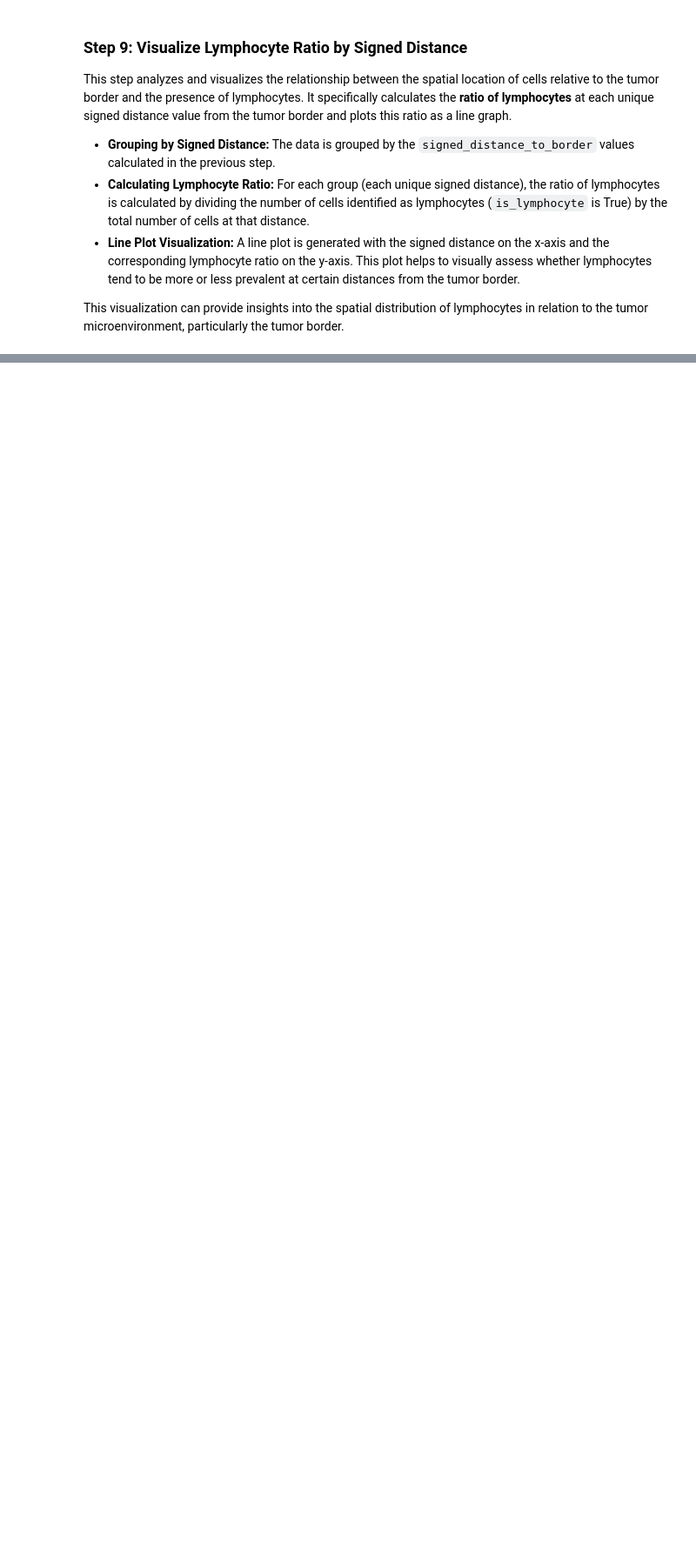
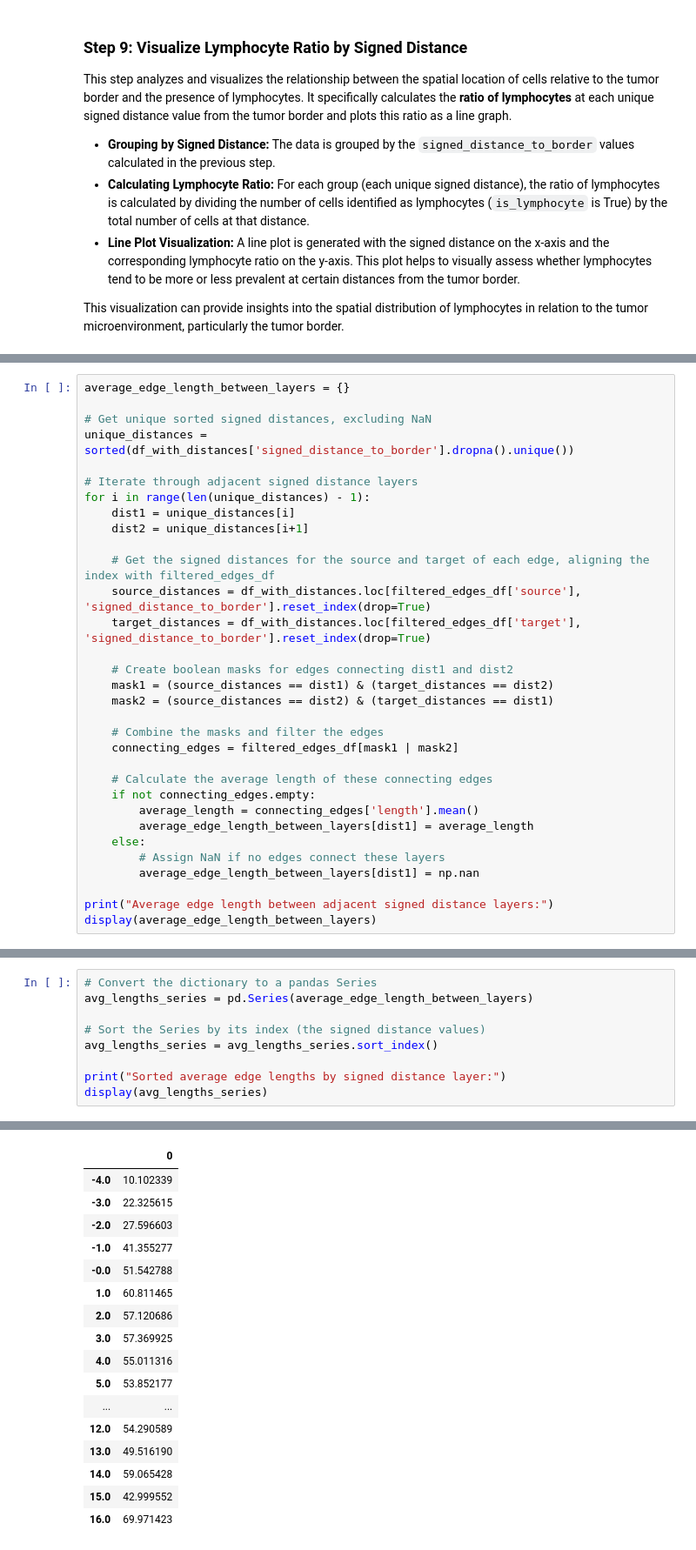
Before and after one commit to huangch/hplot_tutorial, a Jupyter notebook: hplot_tutorial.ipynb, the cells around one changed output, grey strips where cells are left out. Shown at 87% size. Saved outputs shown, nothing was run; the diff lists cells and outputs as text; blank space fills up the shorter version.

```diff
--- a/hplot_tutorial.ipynb
+++ b/hplot_tutorial.ipynb
@@ -801,0 +1010,32 @@ plt.show()
+# %%
+average_edge_length_between_layers = {}
+
+# Get unique sorted signed distances, excluding NaN
+unique_distances = sorted(df_with_distances['signed_distance_to_border'].dropna().unique())
+
+# Iterate through adjacent signed distance layers
+for i in range(len(unique_distances) - 1):
+    dist1 = unique_distances[i]
+    dist2 = unique_distances[i+1]
+
+    # Get the signed distances for the source and target of each edge, aligning the index with filtered_edges_df
+    source_distances = df_with_distances.loc[filtered_edges_df['source'], 'signed_distance_to_border'].reset_index(drop=True)
+    target_distances = df_with_distances.loc[filtered_edges_df['target'], 'signed_distance_to_border'].reset_index(drop=True)
+
+    # Create boolean masks for edges connecting dist1 and dist2
+    mask1 = (source_distances == dist1) & (target_distances == dist2)
+    mask2 = (source_distances == dist2) & (target_distances == dist1)
+
+    # Combine the masks and filter the edges
+    connecting_edges = filtered_edges_df[mask1 | mask2]
+
+    # Calculate the average length of these connecting edges
+    if not connecting_edges.empty:
+        average_length = connecting_edges['length'].mean()
+        average_edge_length_between_layers[dist1] = average_length
+    else:
+        # Assign NaN if no edges connect these layers
+        average_edge_length_between_layers[dist1] = np.nan
+
+print("Average edge length between adjacent signed distance layers:")
+display(average_edge_length_between_layers)
@@ -801,0 +1069,10 @@ plt.show()
+# %%
+# Convert the dictionary to a pandas Series
+avg_lengths_series = pd.Series(average_edge_length_between_layers)
+
+# Sort the Series by its index (the signed distance values)
+avg_lengths_series = avg_lengths_series.sort_index()
+
+print("Sorted average edge lengths by signed distance layer:")
+display(avg_lengths_series)
+# %% [output]
@@ -801,0 +1080,17 @@ plt.show()
+|  | 0 |
+| -4.0 | 10.102339 |
+| -3.0 | 22.325615 |
+| -2.0 | 27.596603 |
+| -1.0 | 41.355277 |
+| -0.0 | 51.542788 |
+| 1.0 | 60.811465 |
+| 2.0 | 57.120686 |
+| 3.0 | 57.369925 |
+| 4.0 | 55.011316 |
+| 5.0 | 53.852177 |
+| ... | ... |
+| 12.0 | 54.290589 |
+| 13.0 | 49.516190 |
+| 14.0 | 59.065428 |
+| 15.0 | 42.999552 |
+| 16.0 | 69.971423 |
```
Also changed, not shown: parts of 32 cells of this notebook.
